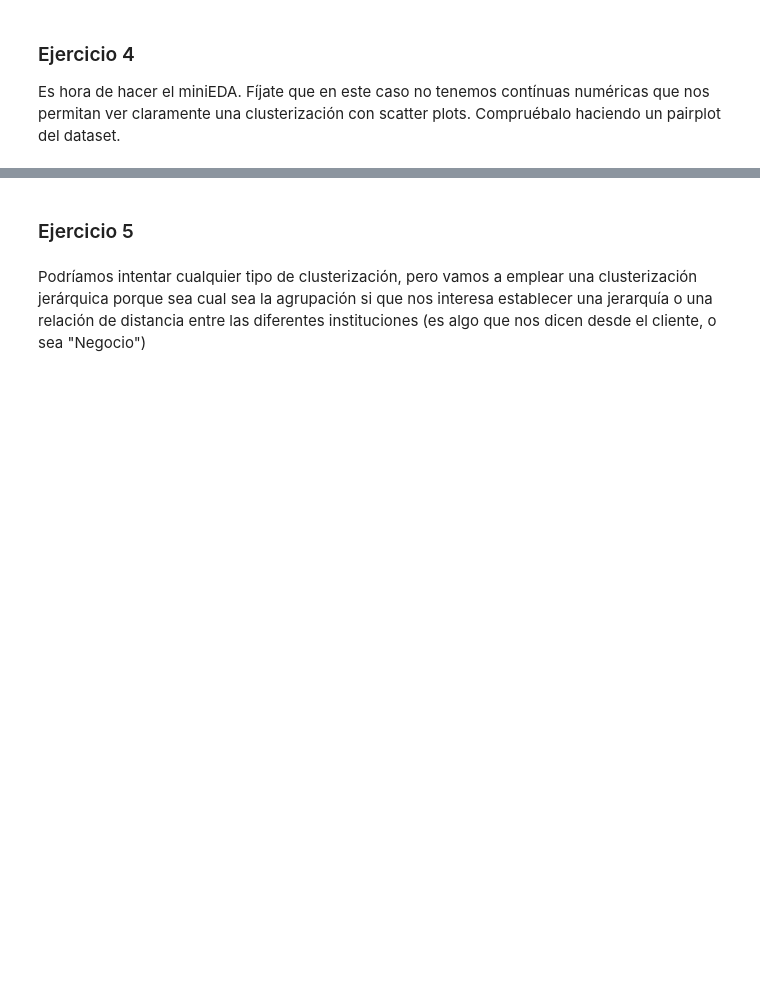
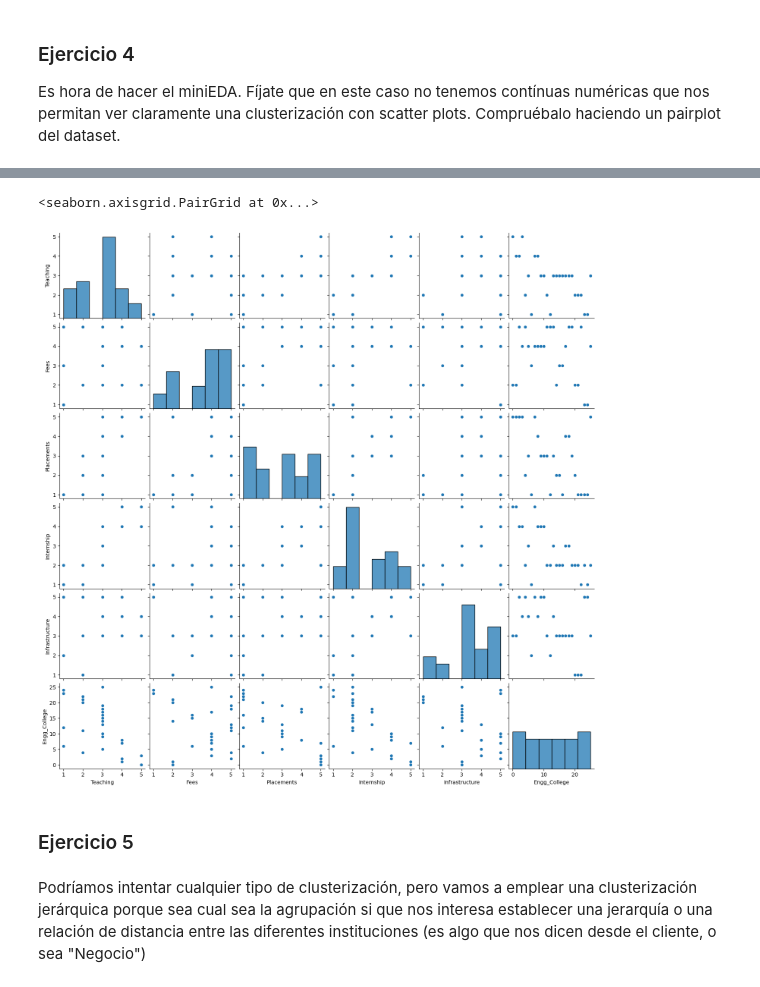
Before and after one commit to Rodrigo6363/ONLINE_DS_THEBRIDGE_ROD, a Jupyter notebook: Sprint_13/Unidad_02/Ejercicios_Workout/14_Ejercicios_Clustering_Jerárquico.ipynb, the cells around one changed output, grey strips where cells are left out. Cells and saved outputs as stored; diff of their text form; code cells hidden in the pictures; blank space fills up the shorter version.

```diff
--- a/Sprint_13/Unidad_02/Ejercicios_Workout/14_Ejercicios_Clustering_Jerárquico.ipynb
+++ b/Sprint_13/Unidad_02/Ejercicios_Workout/14_Ejercicios_Clustering_Jerárquico.ipynb
@@ -43,3 +106,8 @@ Es hora de hacer el miniEDA. Fíjate que en este caso no tenemos contínuas num
+# %%
+sns.pairplot(df[features])
+# %% [output]
+<seaborn.axisgrid.PairGrid at 0x...>
+[figure, added]
 # %% [markdown]
 ### Ejercicio 5
 # %% [markdown]
```
Also changed, not shown: parts of 16 cells of this notebook, 1 other file.
